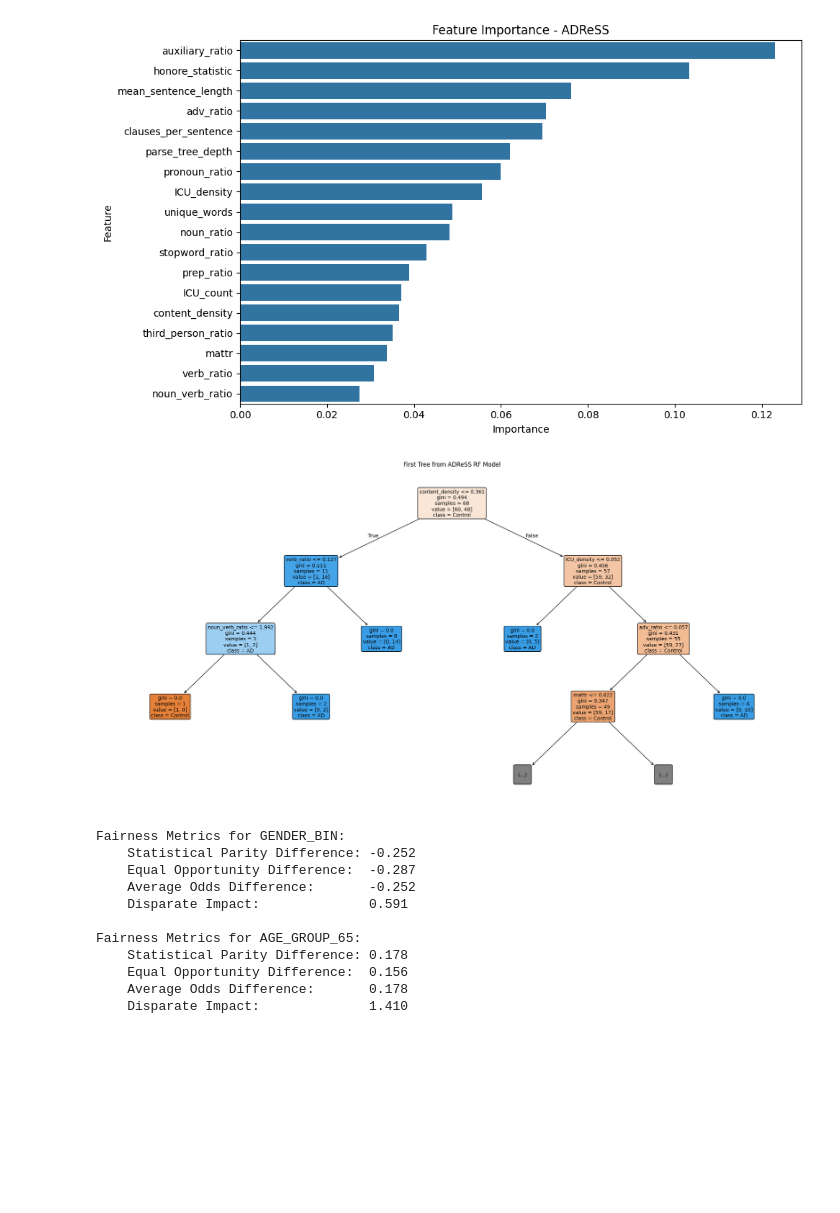
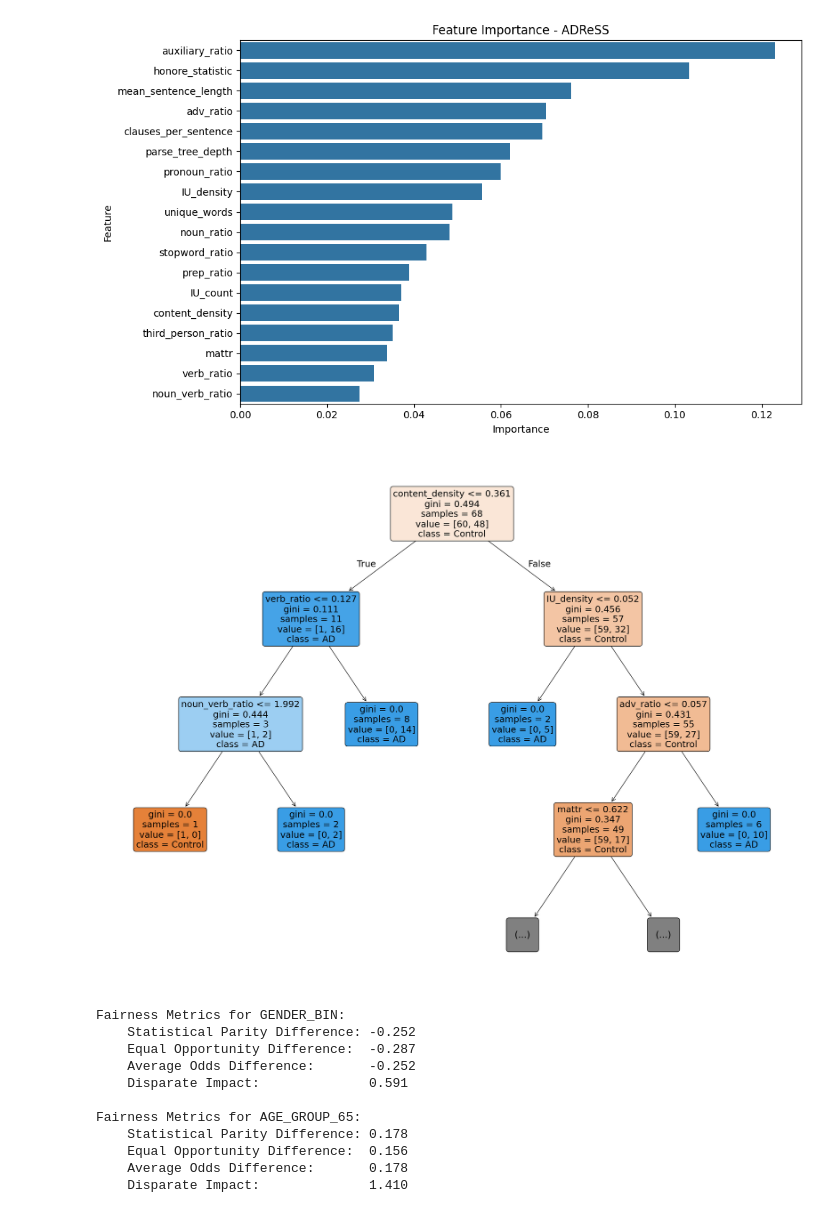
Before and after one commit to beckiechill/bachelor-thesis, a Jupyter notebook: notebooks/adress_rf.ipynb, the cells around one changed output. Drawn from its saved outputs; the diff is of its cells as text; code cells hidden in the pictures; blank space fills up the shorter version.

Commit message:
last version of the notebooks: preprocessing, adress_rf and pitt_rf

```diff
--- a/notebooks/adress_rf.ipynb
+++ b/notebooks/adress_rf.ipynb
@@ -287,7 +441,7 @@ def plot_rf_visualizations(
     plt.show()
 
     # tree plot (1st tree)
-    plt.figure(figsize=(20, 10))
+    plt.figure(figsize=(20, 15))
     plot_tree(model.estimators_[0],
             feature_names=X_test.columns,
             class_names=["Control", "AD"],
@@ -296,7 +450,7 @@ def plot_rf_visualizations(
             max_depth=max_depth,
             fontsize=fontsize
     )
-    plt.title("First Tree from ADReSS RF Model")
+    # plt.title("First Tree from ADReSS RF Model")
     plt.tight_layout()
     plot_path = from_root("output", "plots", "rf_tree_adress.png")
     plt.savefig(plot_path)
@@ -304,13 +458,13 @@ def plot_rf_visualizations(
 # %%
 plot_rf_visualizations(
     model=joblib.load(ADRESS_SAVE_MODEL_AS),
     X_test=pd.read_csv(ADRESS_REDUCED_TEST_FEATURES_FILE, sep="\t").drop(columns=["ID"]),
     max_depth=3,
-    fontsize=10
+    fontsize=18
 )
 # %% [output]
-[figure, old version]
+[figure, new version]
-[figure, old version]
+[figure, new version]
 # %%
 def load_and_prepare_fairness_data() -> pd.DataFrame:
     preds = pd.read_csv(from_root("output", "predictions", "adress_test_predictions.tsv"), sep="\t")
```
Also changed, not shown: parts of 9 cells of this notebook, 4 other files.
